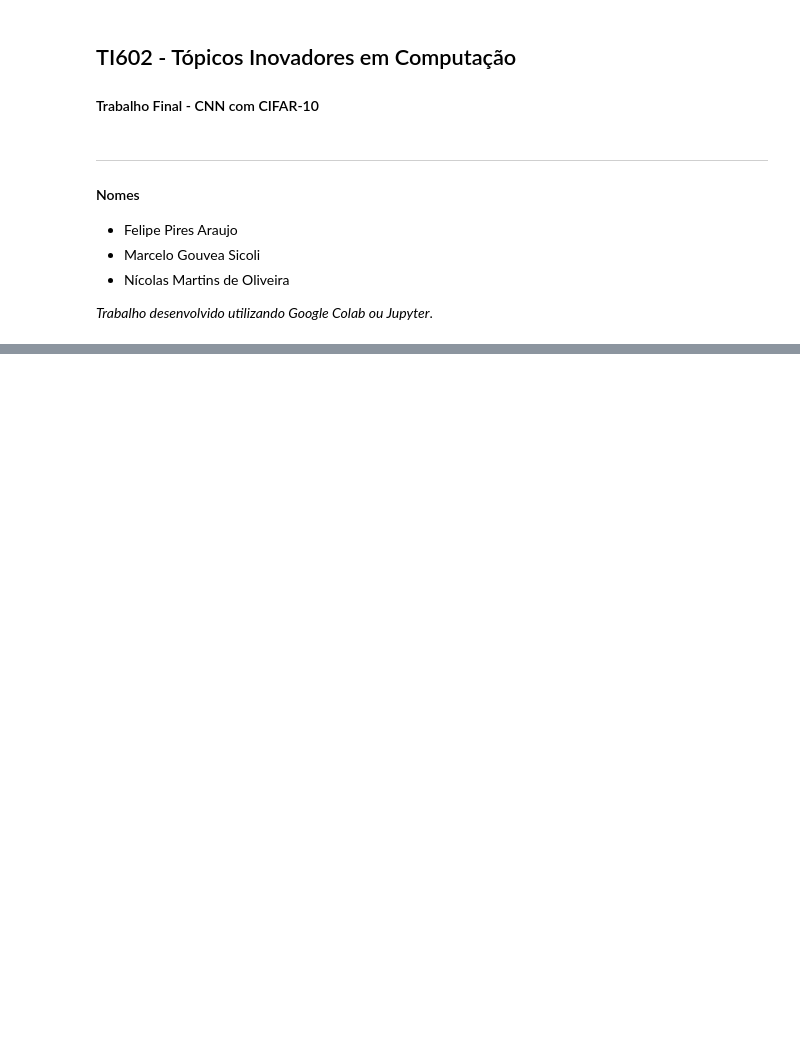
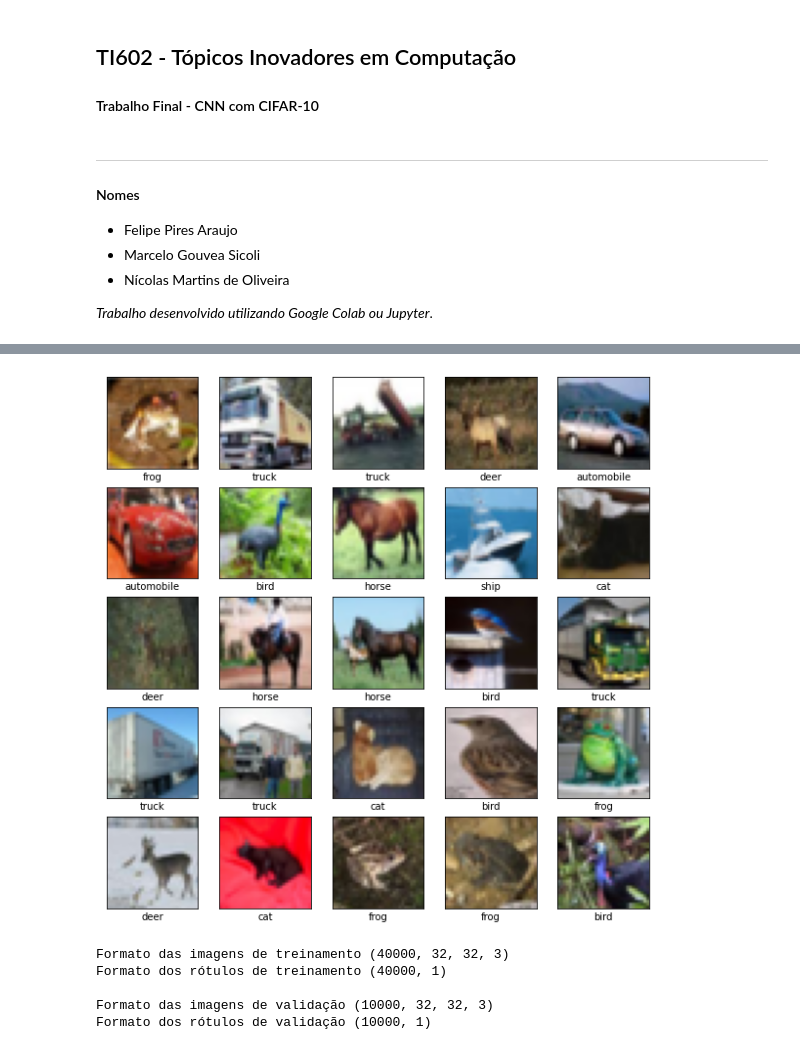
Before and after one commit to NicolasM3/final_TIC, a Jupyter notebook: trabalho_final.ipynb, the cells around one changed output, grey strips where cells are left out. Drawn from its saved outputs; the diff is of its cells as text; code cells hidden in the pictures; blank space fills up the shorter version.

```diff
--- a/trabalho_final.ipynb
+++ b/trabalho_final.ipynb
@@ -28,0 +47,57 @@ ModuleNotFoundError: No module named 'tensorflow'
+# %%
+cifar10 = datasets.cifar10
+
+# Carrega os dados, que já vem divididos em conjunto de treinamento e teste.
+(x_trainVal, y_trainVal), (x_test, y_test) = cifar10.load_data()
+# %%
+class_names = ['airplane', 'automobile', 'bird', 'cat', 'deer',
+               'dog', 'frog', 'horse', 'ship', 'truck']
+
+plt.figure(figsize=(10,10))
+for i in range(25):
+    plt.subplot(5,5,i+1)
+    plt.xticks([])
+    plt.yticks([])
+    plt.grid(False)
+    plt.imshow(x_trainVal[i], cmap=plt.cm.binary)
+    # The CIFAR labels happen to be arrays,
+    # which is why you need the extra index
+    plt.xlabel(class_names[y_trainVal[i][0]])
+plt.show()
+# %% [output]
+[figure, added]
+# %%
+# Embaralha os dados e divide em 80% para treino, 20% para validação (pode utilizar outros percentuais)
+nData = x_trainVal.shape[0]
+nTrain = int(nData * 0.8)
+randomIdx = np.random.permutation(np.arange(nData))
+trainIdx = randomIdx[:nTrain]
+valIdx = randomIdx[nTrain:]
+
+# Divide os dados
+x_val, y_val = x_trainVal[valIdx], y_trainVal[valIdx]
+x_train, y_train = x_trainVal[trainIdx], y_trainVal[trainIdx]
+
+x_train = utils.normalize(x_train)      # Linha Nícolas
+x_val = utils.normalize(x_val)      # Linha Nícolas
+x_test = utils.normalize(x_test)      # Linha Nícolas
+
+print("Formato das imagens de treinamento", x_train.shape)
+print("Formato dos rótulos de treinamento", y_train.shape)
+print()
+
+print("Formato das imagens de validação", x_val.shape)
+print("Formato dos rótulos de validação", y_val.shape)
+
+historyList = []
+legend = []
+
+# Determinar os parâmetros adequados
+batch_size = 32
+epochs = 10
+# %% [output]
+Formato das imagens de treinamento (40000, 32, 32, 3)
+Formato dos rótulos de treinamento (40000, 1)
+
+Formato das imagens de validação (10000, 32, 32, 3)
+Formato dos rótulos de validação (10000, 1)
```
Also changed, not shown: parts of 9 cells of this notebook, 2 other files.
